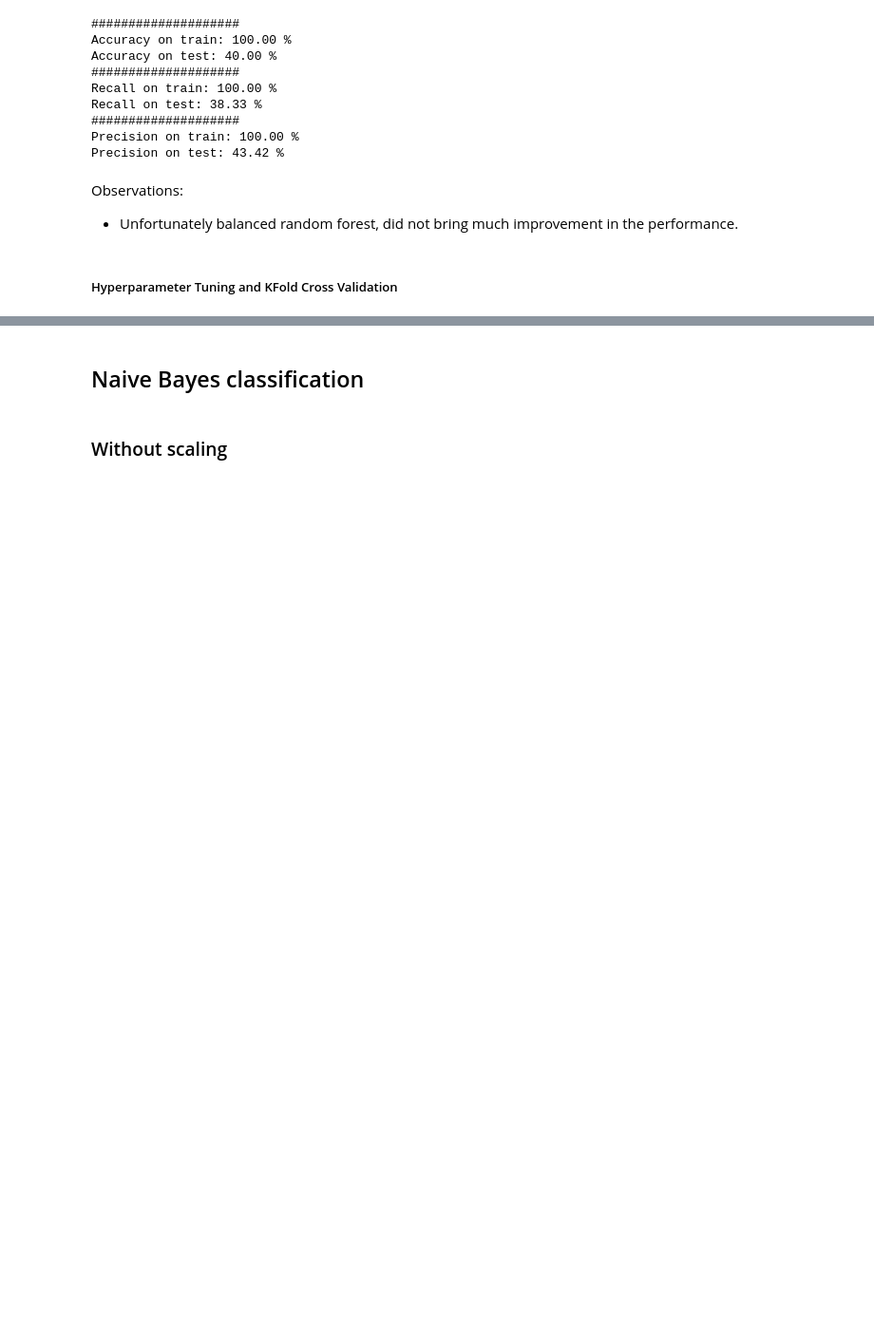
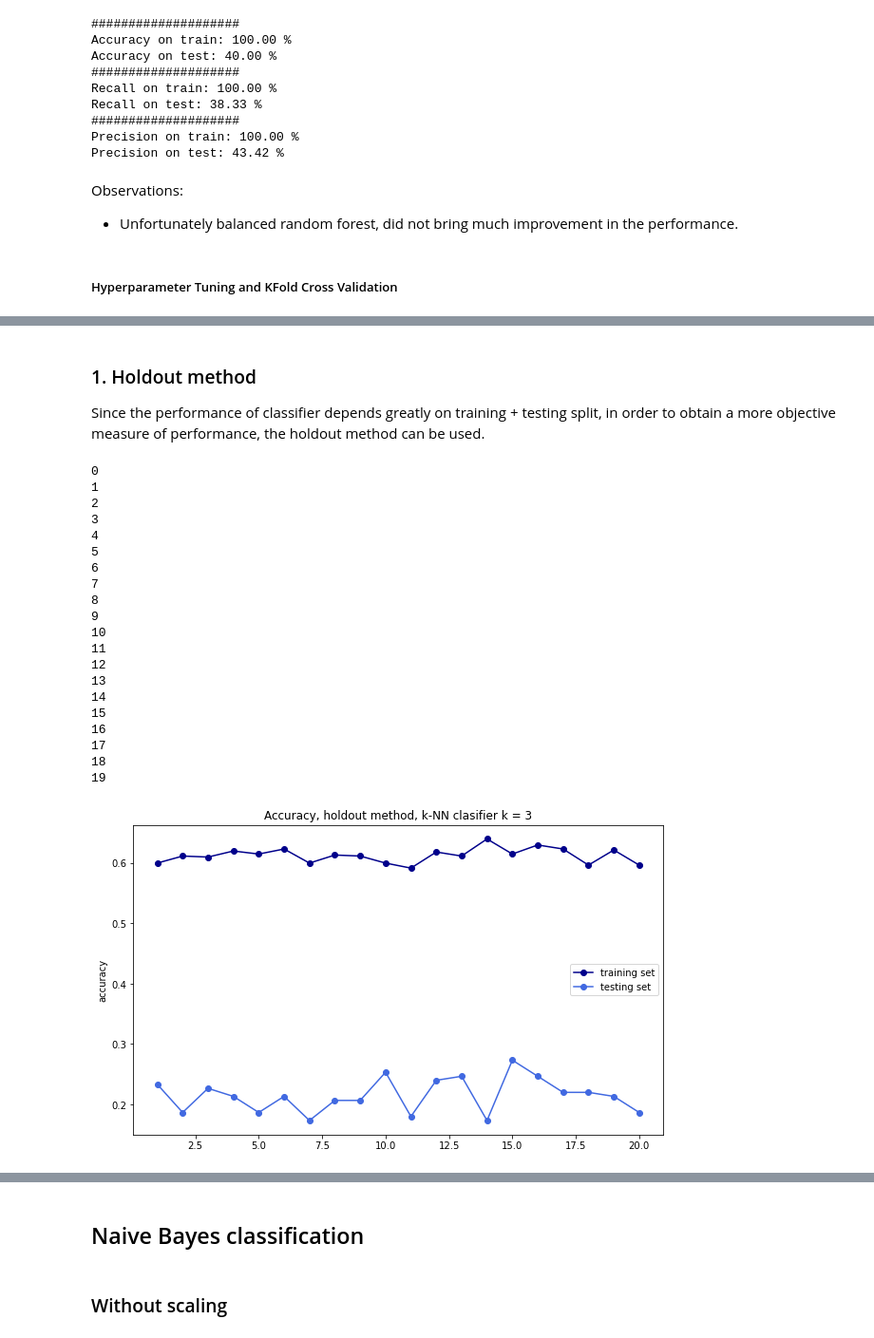
Before and after one commit to nadiaverdha/MachineLearningEx1, a Jupyter notebook: Ex1_kaggle_big.ipynb, the cells around one changed output, grey strips where cells are left out. Shown at 95% size. Drawn from its saved outputs; the diff is of its cells as text; code cells hidden in the pictures; blank space fills up the shorter version.

```diff
--- a/Ex1_kaggle_big.ipynb
+++ b/Ex1_kaggle_big.ipynb
@@ -432,0 +620,8 @@ rand_rf = rand_rf.fit(X_train_lda,y_train)
+# %%
+# 3rd model
+from sklearn.neighbors import KNeighborsClassifier
+k = 7
+knn_3 = KNeighborsClassifier(n_neighbors=k, weights='distance')
+knn_3.fit(X_train_lda, y_train)
+
+knn_evaluate_lda(knn_3)
@@ -432,0 +638,62 @@ rand_rf = rand_rf.fit(X_train_lda,y_train)
+# %% [markdown]
+### 1. Holdout method
+Since the performance of classifier depends greatly on training + testing split, in order to obtain a more objective measure of performance, the holdout method can be used.
+# %%
+def hold_out(k):
+    N = 20
+    accuracy_test = np.zeros(N)
+    accuracy_train = np.zeros(N)
+    for i in range(0, N):
+        print(i)
+        X_train, X_test, y_train, y_test = train_test_split(X, Y, test_size=0.20, random_state=i, stratify=Y)
+        lda = LinearDiscriminantAnalysis()
+        X_lda = lda.fit(X_train, y_train)
+        _sc = StandardScaler()
+        _pca = PCA(n_components = 38)
+        X_train_lda = _pca.fit_transform(_sc.fit_transform(X_train),y_train)
+        X_test_lda = _pca.transform(_sc.transform(X_test))
+
+        # X_train = X_train_lda
+        # X_test = X_test_lda
+
+        X_train_lda = scaler.fit_transform(X_train_lda)
+        X_test_lda = scaler.transform(X_test_lda)
+
+        knn = KNeighborsClassifier(n_neighbors=k)
+        knn.fit(X_train_lda, y_train)
+        y_train_pred = knn.predict(X_train_lda)
+        y_test_pred = knn.predict(X_test_lda)
+        # accuracy
+        accuracy_train[i] = accuracy_score(y_true=y_train, y_pred=y_train_pred)
+        accuracy_test[i] = accuracy_score(y_true=y_test, y_pred=y_test_pred)
+
+    plt.figure(figsize=(10, 6))
+    plt.plot(np.arange(1, N+1, 1), accuracy_train, 'o-', color='darkblue', label='training set')
+    plt.plot(np.arange(1, N+1, 1), accuracy_test, 'o-', color='royalblue', label='testing set')
+    plt.legend()
+    plt.title('Accuracy, holdout method, k-NN clasifier k = '+str(k))
+    plt.ylabel('accuracy')
+# %%
+hold_out(k=3)
+# %% [output]
+0
+1
+2
+3
+4
+5
+6
+7
+8
+9
+10
+11
+12
+13
+14
+15
+16
+17
+18
+19
+[figure, added]
```
Also changed, not shown: parts of 28 cells of this notebook.
